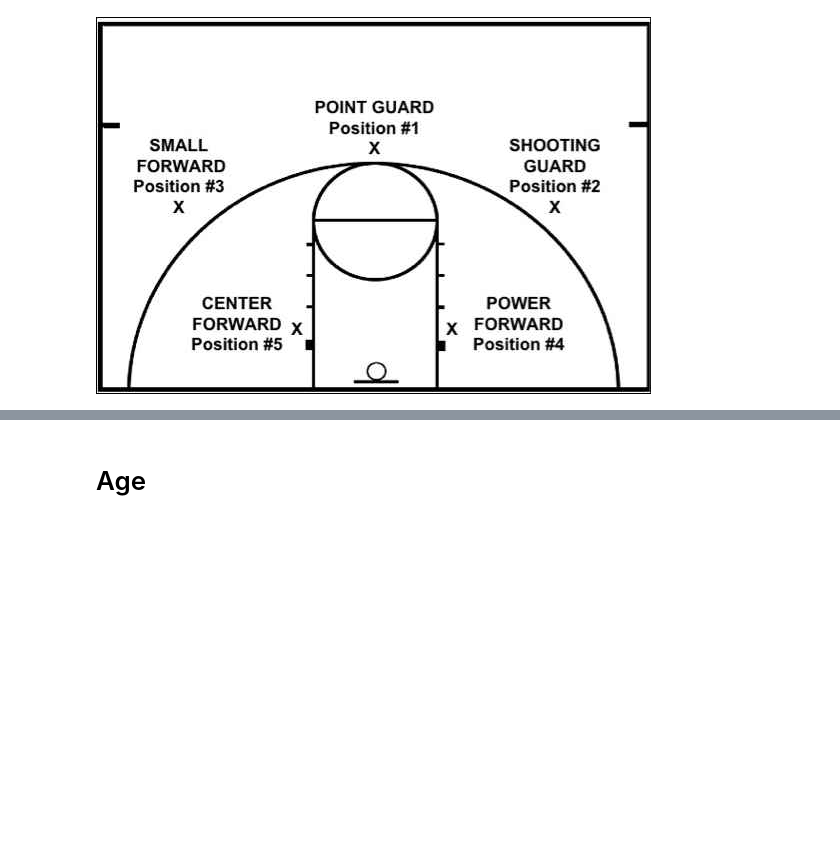
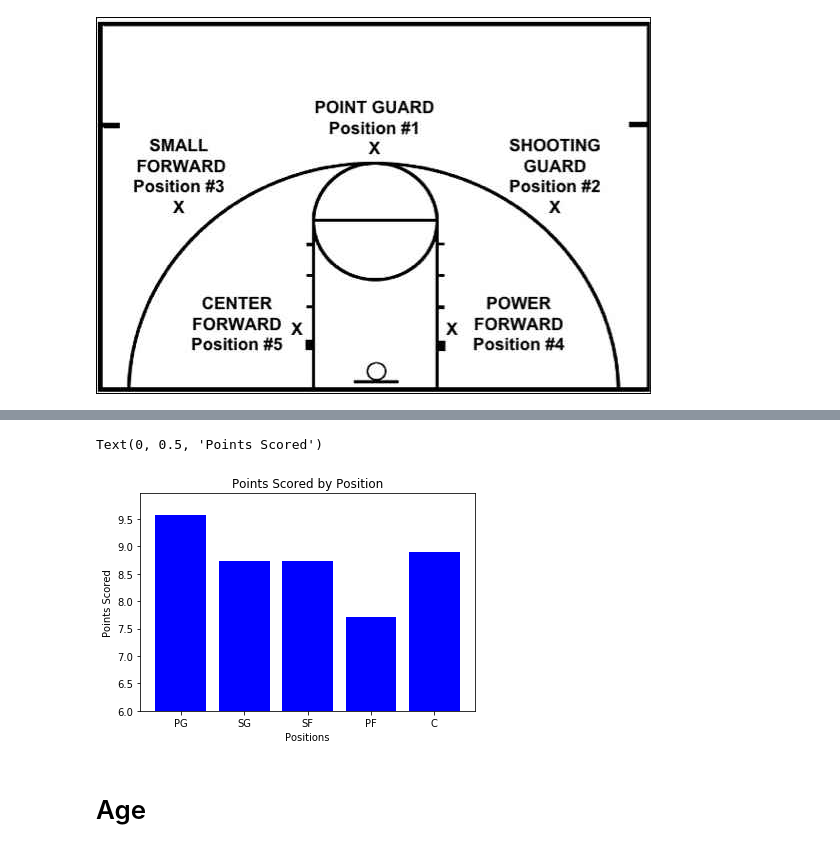
Before and after one commit to Alyrei/project-1, a Jupyter notebook: NBA-PLAYERS.ipynb, the cells around one changed output, grey strips where cells are left out. Drawn from its saved outputs; the diff is of its cells as text; code cells hidden in the pictures; blank space fills up the shorter version.

```diff
--- a/NBA-PLAYERS.ipynb
+++ b/NBA-PLAYERS.ipynb
@@ -232,3 +268,17 @@ Image("Images/positions.jpg")
+# %%
+# Points scored by Position graph
+x_axis = position_data["position"]
+pointspg = position_data["pts_per_g"]
+
+#graph
+plt.bar(x_axis, pointspg, color="b")
+plt.ylim(6, max(pointspg)+.4)
+plt.title("Points Scored by Position")
+plt.xlabel("Positions")
+plt.ylabel("Points Scored")
+# %% [output]
+Text(0, 0.5, 'Points Scored')
+[figure, added]
 # %% [markdown]
 # Age
 # %%
```
Also changed, not shown: parts of 6 cells of this notebook.
